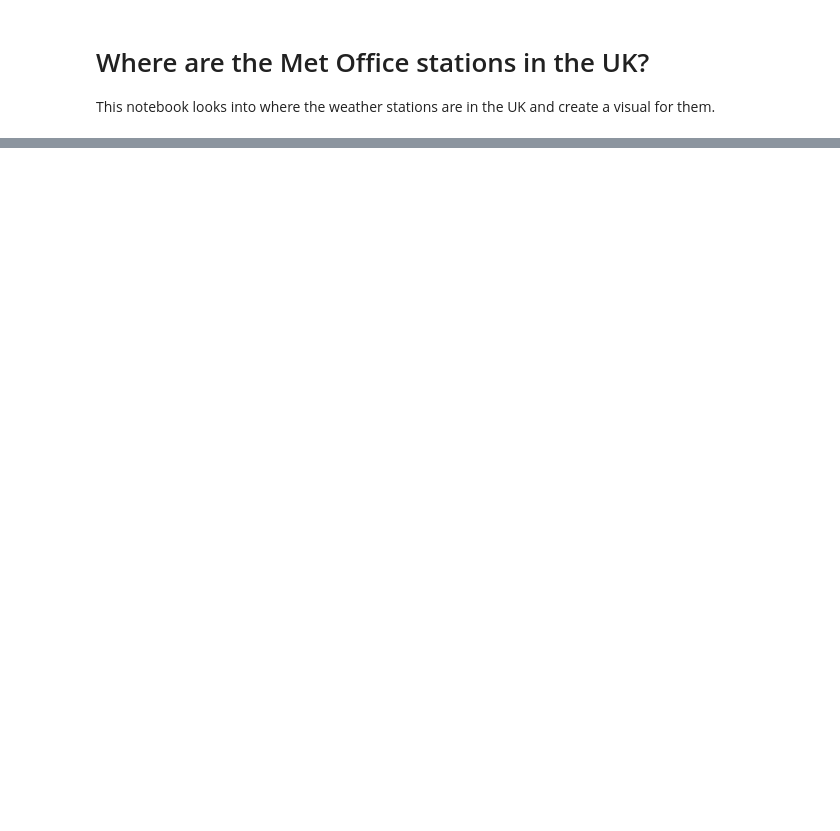
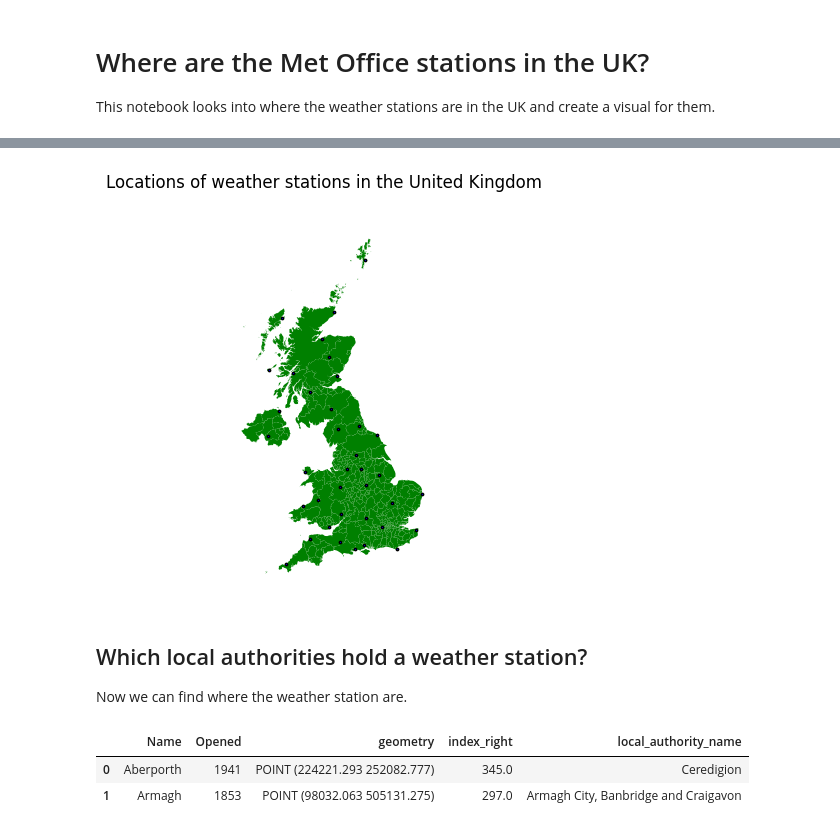
Before and after one commit to Heather-Tymms/uk_weather_analysis, a Jupyter notebook: source/nb1_location_mapping.ipynb, the cells around one changed output, grey strips where cells are left out. Cells and saved outputs as stored; diff of their text form; code cells hidden in the pictures; blank space fills up the shorter version.

Commit message:
Updating locations of weather stations

```diff
--- a/source/nb1_location_mapping.ipynb
+++ b/source/nb1_location_mapping.ipynb
@@ -27,12 +59,13 @@ Now we have to find where the location of the Met Office weather statrison are.
 # location of weather stations
 location_filename = "location_webpages"
 input_location_filepath = (
-    Path.cwd().parent.parent / "input" / f"{location_filename}.csv"
+    Path.cwd().parent / "input" / f"{location_filename}.csv"
 )
 df_stations = pd.read_csv(input_location_filepath)
 df_stations[["longitude", "latitude"]] = df_stations["Location"].str.split(
     pat=",", n=2, expand=True
 )
+df_stations = df_stations[["Name", "longitude", "latitude", "Opened"]]
 # %%
 # create geopandas df with location points
 gdf_stations = gpd.GeoDataFrame(
@@ -48,7 +93,12 @@ fig.suptitle("Counties in the UK")
 # %%
 # combine in a visualisation
 fig, ax = plt.subplots()
 fig.suptitle("Locations of weather stations in the United Kingdom")
-gdf_counties.plot(ax=ax, color="green")
+gdf_authorities.plot(ax=ax, color="green")
 gdf_stations.plot(ax=ax, color="blue", edgecolor="black", markersize=3)
 ax.set_axis_off()
+# %% [output]
+[figure, added]
+# %% [markdown]
+## Which local authorities hold a weather station?
+Now we can find where the weather station are.
@@ -54,0 +112,6 @@ ax.set_axis_off()
+# %%
+gdf_point_in_country.head(2)
+# %% [output]
+|  | Name | Opened | geometry | index_right | local_authority_name |
+| 0 | Aberporth | 1941 | POINT (224221.293 252082.777) | 345.0 | Ceredigion |
+| 1 | Armagh | 1853 | POINT (98032.063 505131.275) | 297.0 | Armagh City, Banbridge and Craigavon |
```
Also changed, not shown: parts of 9 cells of this notebook, 3 other files.
